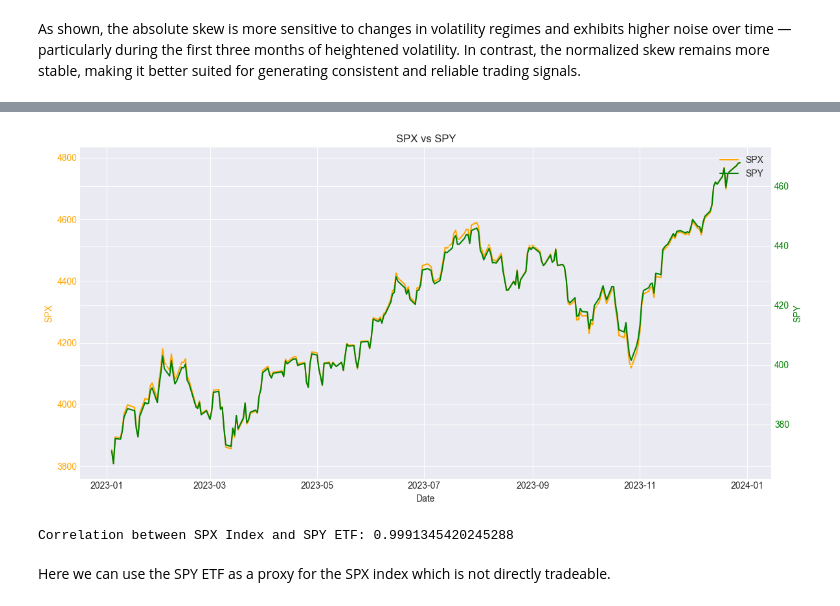
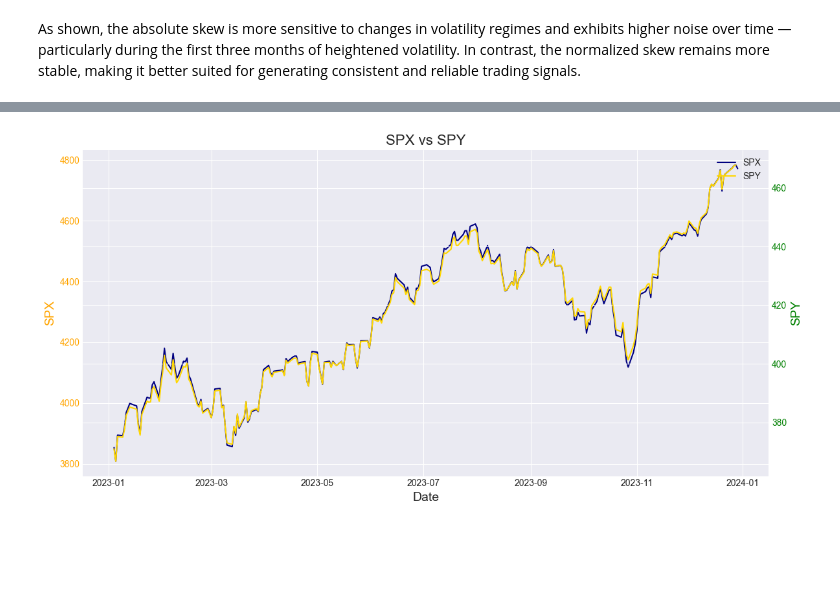
Before and after one commit to anthonymakarewicz/volatility-trading, a Jupyter notebook: skew_trading.ipynb, the cells around one changed output, grey strips where cells are left out. Drawn from its saved outputs; the diff is of its cells as text; code cells hidden in the pictures; blank space fills up the shorter version.

```diff
--- a/skew_trading.ipynb
+++ b/skew_trading.ipynb
@@ -588,6 +584,3 @@ spy
 | 2023-12-27 | 467.681458 | 467.828672 | 466.091477 | 466.631275 | 68000300 |
 | 2023-12-28 | 467.858124 | 468.702176 | 467.436098 | 468.044606 | 77158100 |
 248 rows × 5 columns
-# %%
-options = pd.merge(options, spy["Close"], left_index=True, right_index=True)
-options
@@ -608,30 +587,23 @@ options
 # %%
 fig, ax1 = plt.subplots(figsize=(12, 6))
 
-ax1.plot(options["underlying_last"], color="orange", label="SPX")
-ax1.set_ylabel("SPX", color="orange")
+ax1.plot(options["underlying_last"], color="navy", label="SPX")
+ax1.set_ylabel("SPX", color="orange", fontsize=14)
 ax1.tick_params(axis='y', labelcolor="orange")
 
 ax2 = ax1.twinx()
-ax2.plot(options["SPY"], color="green", label="SPY")
-ax2.set_ylabel("SPY", color="green")
+ax2.plot(spy["Close"], color="gold", label="SPY")
+ax2.set_ylabel("SPY", color="green", fontsize=14)
 ax2.tick_params(axis='y', labelcolor="green")
 
-ax1.set_title("SPX vs SPY")
-ax1.set_xlabel("Date")
+ax1.set_title("SPX vs SPY", fontsize=16)
+ax1.set_xlabel("Date", fontsize=14)
 
 lines_1, labels_1 = ax1.get_legend_handles_labels()
 lines_2, labels_2 = ax2.get_legend_handles_labels()
 ax1.legend(lines_1 + lines_2, labels_1 + labels_2, loc="upper right")
 
 plt.tight_layout()
 plt.show()
 # %% [output]
-[figure, old version]
+[figure, new version]
-# %%
-spx_spy_corr = options[["underlying_last", "SPY"]].corr().iloc[0, 1]
-print("Correlation between SPX Index and SPY ETF:", spx_spy_corr)
-# %% [output]
-Correlation between SPX Index and SPY ETF: 0.9991345420245288
-# %% [markdown]
-Here we can use the SPY ETF as a proxy for the SPX index which is not directly tradeable.
```
Also changed, not shown: parts of 17 cells of this notebook.
